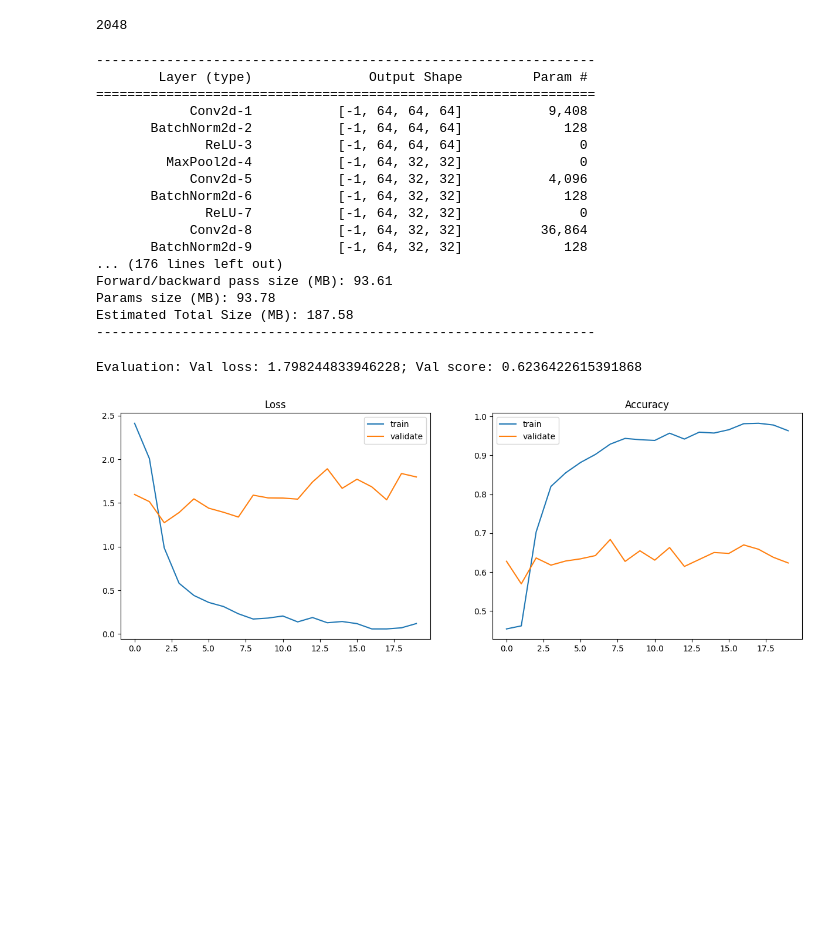
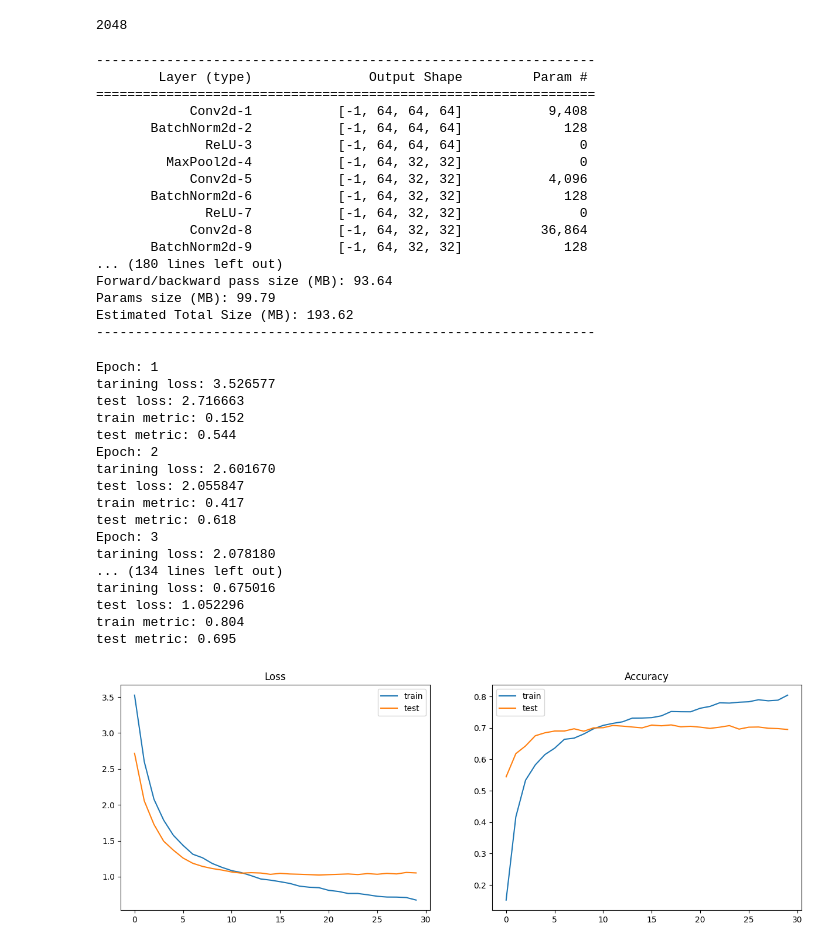
Before and after one commit to EvgenVer/ml_course, a Jupyter notebook: homeworks/lab02_deep_learning/Lab2_DL_parts_5.ipynb, the cells around one changed output. Saved outputs shown, nothing was run; the diff lists cells and outputs as text; code cells hidden in the pictures; blank space fills up the shorter version.

```diff
--- a/homeworks/lab02_deep_learning/Lab2_DL_parts_5.ipynb
+++ b/homeworks/lab02_deep_learning/Lab2_DL_parts_5.ipynb
@@ -423,10 +527,14 @@ for name, p in model_resnet50.named_parameters():
         p.requires_grad_(False)
 # %%
 model_resnet50.fc = nn.Sequential(nn.Dropout(p=0.5),
-                                  nn.Linear(num_feat, 512),
+                                  nn.Linear(num_feat, 1024),
+                                  nn.BatchNorm1d(1024),
+                                  nn.ReLU(),
+                                  nn.Dropout(p=0.5),
+                                  nn.Linear(1024, 512),
                                   nn.BatchNorm1d(512),
                                   nn.ReLU(),
-                                  nn.Dropout(p=0.3),
+                                  nn.Dropout(p=0.5),
                                   nn.Linear(512, NUM_CLASSES))
 model_resnet50 = model_resnet50.to(device)
 # %%
@@ -444,23 +552,45 @@ summary(model_resnet50, (3, SIZE_H, SIZE_W))
               ReLU-7           [-1, 64, 32, 32]               0
             Conv2d-8           [-1, 64, 32, 32]          36,864
        BatchNorm2d-9           [-1, 64, 32, 32]             128
-... (176 lines left out)
-Forward/backward pass size (MB): 93.61
-Params size (MB): 93.78
-Estimated Total Size (MB): 187.58
+... (180 lines left out)
+Forward/backward pass size (MB): 93.64
+Params size (MB): 99.79
+Estimated Total Size (MB): 193.62
 ----------------------------------------------------------------
 # %%
 opt = torch.optim.Adam(model_resnet50.parameters(), lr=3e-4)
 criterion = nn.CrossEntropyLoss()
 metric = Accuracy(task="multiclass", num_classes=NUM_CLASSES).to(device)
 checkpoint_path = 'model_resnet_18_finetune.ckpt'
 
-runner_base_line = Runner(model=model_resnet50, opt=opt, device=device,
-                          criterion=criterion, metric=metric,
-                          checkpoint_path=checkpoint_path)
+train_loss, test_loss, train_metric, test_metric = train_eval_model(model=model_resnet50, loss_func=criterion, opt=opt,
+                                                                    metric=metric, train_loader=train_loader,
+                                                                    val_loader=val_loader, n_epochs=30, checkpoint_path=checkpoint_path)
+plot_train_process(train_loss, test_loss, train_metric, test_metric)
 
-runner_base_line.train(train_loader=train_loader,
-                       val_loader=val_loader, n_epochs=20)
+
+# runner_base_line = Runner(model=model_resnet50, opt=opt, device=device,
+#                           criterion=criterion, metric=metric,
+#                           checkpoint_path=checkpoint_path)
+
+# runner_base_line.train(train_loader=train_loader,
+#                        val_loader=val_loader, n_epochs=20)
 # %% [output]
-Evaluation: Val loss: 1.798244833946228; Val score: 0.6236422615391868
+Epoch: 1
+tarining loss: 3.526577
+test loss: 2.716663
+train metric: 0.152
+test metric: 0.544
+Epoch: 2
+tarining loss: 2.601670
+test loss: 2.055847
+train metric: 0.417
+test metric: 0.618
+Epoch: 3
+tarining loss: 2.078180
+... (134 lines left out)
+tarining loss: 0.675016
+test loss: 1.052296
+train metric: 0.804
+test metric: 0.695
-[figure, old version]
+[figure, new version]
```
Also changed, not shown: parts of 9 cells of this notebook.
